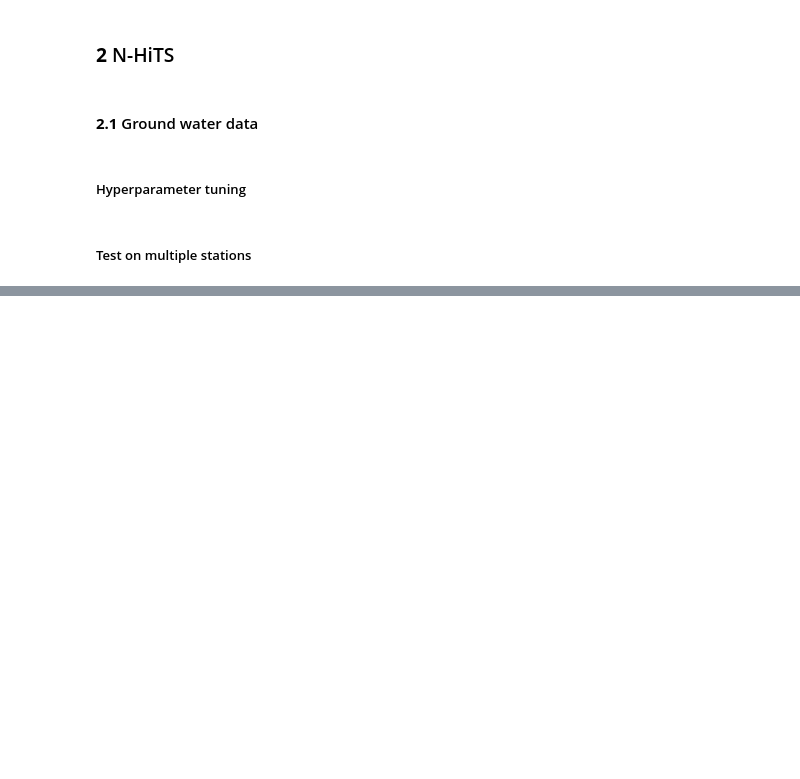
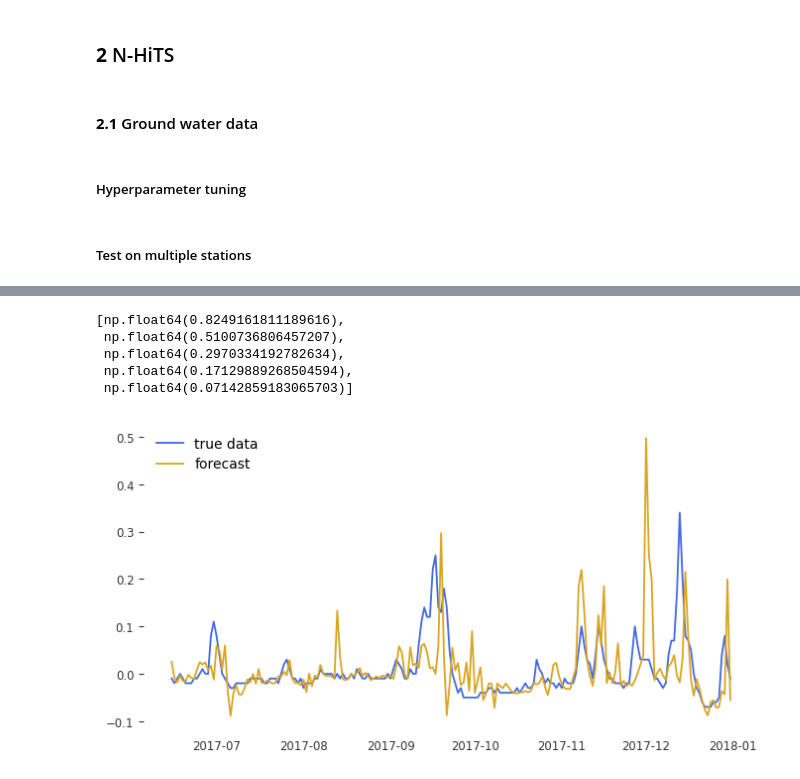
Before and after one commit to rok-klancic/foundation-models, a Jupyter notebook: notebooks/neural-network-multivariate-test.ipynb, the cells around one changed output, grey strips where cells are left out. Saved outputs shown, nothing was run; the diff lists cells and outputs as text; code cells hidden in the pictures; blank space fills up the shorter version.

```diff
--- a/notebooks/neural-network-multivariate-test.ipynb
+++ b/notebooks/neural-network-multivariate-test.ipynb
@@ -1457,0 +1902,8 @@ joblib.dump(scores_sorted, '../reports/n-hits/n-hits-ground-water-r2-stations.jo
+# %%
+# Calculate the average r2 score
+r2_average =  []
+std_dev = []
+
+for i in range(horizon):
+    r2_average.append(np.mean(r2_scores[i]))
+    std_dev.append(np.std(r2_scores[i]))
@@ -1457,0 +2104,14 @@ joblib.dump(scores_sorted, '../reports/n-hits/n-hits-ground-water-r2-stations.jo
+# %%
+aquifers_list = [85065, 85064]
+#aquifers_list = [85065]
+# %%
+# Get the data
+aquifer_by_stations = joblib.load('../data/interim/ground-water-and-weather-with-forecasts-and-additional-features.joblib')
+
+# Fixing the shift in the data
+for i in range(horizon):
+    for aquifer in aquifers_list:
+        aquifer_by_stations[aquifer][additional_parameters_list[i]] = aquifer_by_stations[aquifer][additional_parameters_list[i]].shift(i+1)
+
+for aquifer in aquifers_list:
+    aquifer_by_stations[aquifer] = aquifer_by_stations[aquifer].iloc[5:]
@@ -1457,0 +2178,21 @@ joblib.dump(scores_sorted, '../reports/n-hits/n-hits-ground-water-r2-stations.jo
+# %%
+r2_average
+# %% [output]
+[np.float64(0.8249161811189616),
+ np.float64(0.5100736806457207),
+ np.float64(0.2970334192782634),
+ np.float64(0.17129889268504594),
+ np.float64(0.07142859183065703)]
+# %%
+plt.figure(figsize=(8, 4))
+plt.plot(aquifer_by_stations[aquifer]['date'][-200:], aquifer_by_stations[aquifer]['altitude_diff'][-200:], color="royalblue", label="true data")
+#plt.plot(aquifer_by_stations[aquifer]['date'][-200:], aquifer_by_stations[aquifer]['precipitation'][-200:].apply(lambda x: x/50), color="olive", label="true data")
+#plt.plot(aquifer_by_stations[aquifer]['date'][-200:], predictions[0][-200:], color="tomato", label="forecast")
+#plt.plot(aquifer_by_stations[aquifer]['date'][-200:], predictions[1][-200:], color="green", label="forecast")
+#plt.plot(aquifer_by_stations[aquifer]['date'][-200:], predictions[2][-200:], color="orange", label="forecast")
+plt.plot(aquifer_by_stations[aquifer]['date'][-200:], predictions[2][-200:], color="goldenrod", label="forecast")
+plt.legend()
+plt.grid()
+plt.show()
+# %% [output]
+[figure, added]
```
Also changed, not shown: parts of 29 cells of this notebook.
